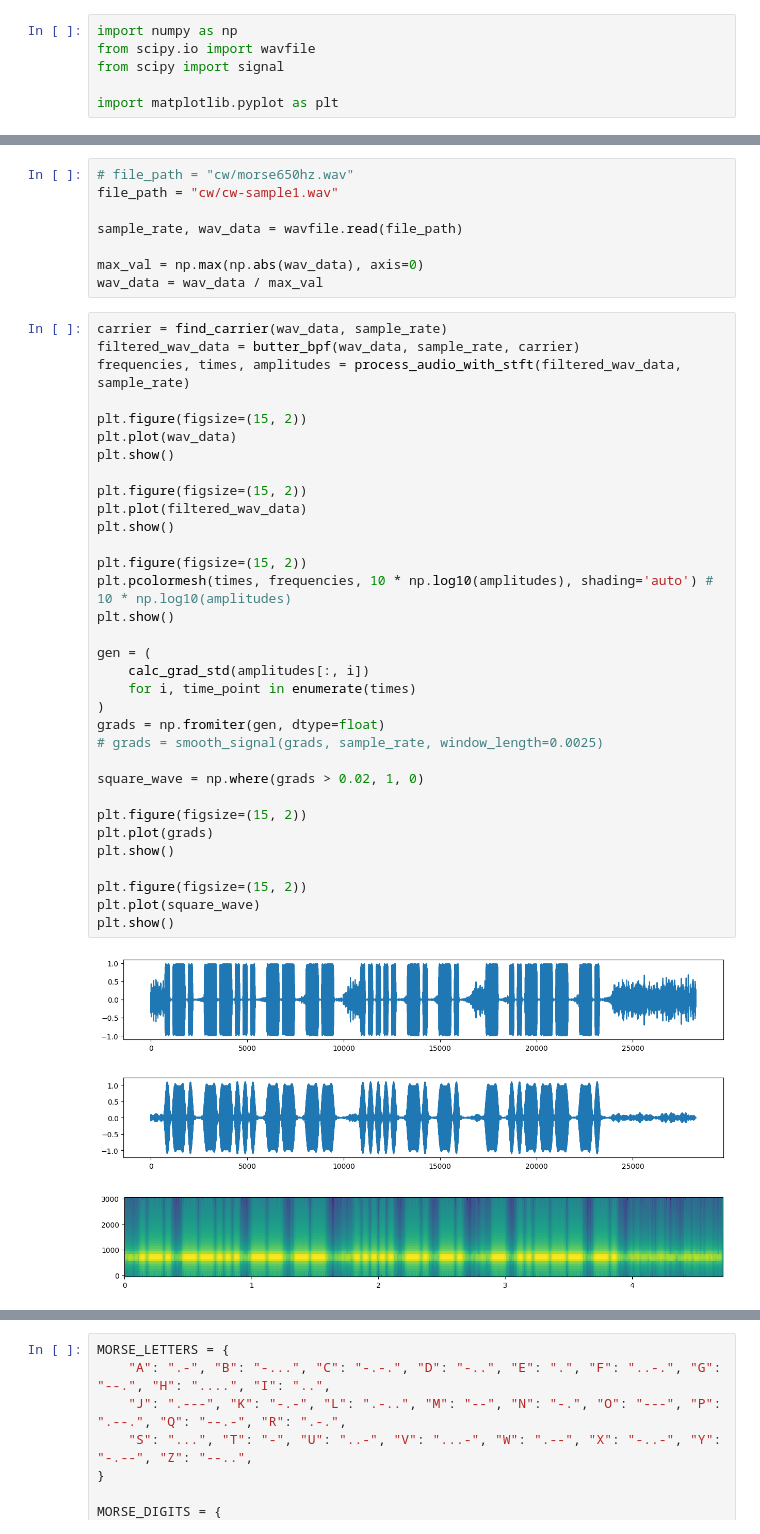
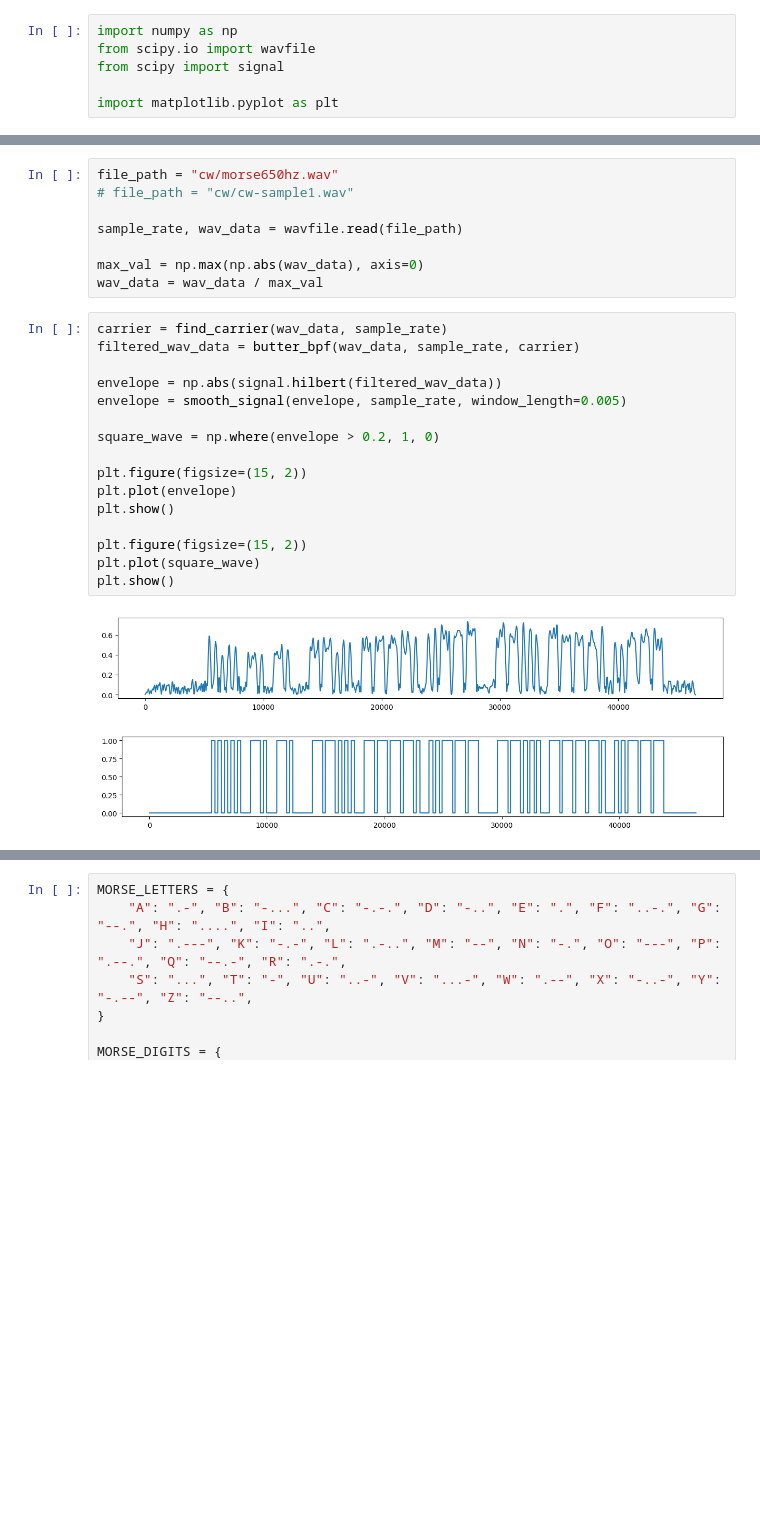
Before and after one commit to bashkirtsevich/cw-encoder, a Jupyter notebook: notebooks/cw-decode.ipynb, the cells around one changed output, grey strips where cells are left out. Cells and saved outputs as stored; diff of their text form; blank space fills up the shorter version.

```diff
--- a/notebooks/cw-decode.ipynb
+++ b/notebooks/cw-decode.ipynb
@@ -49,8 +30,8 @@ def smooth_signal(data, sample_rate, window_length=0.0025):
     smooth = signal.convolve(data, window, mode="same") / sum(window)
     return smooth
 # %%
-# file_path = "cw/morse650hz.wav"
-file_path = "cw/cw-sample1.wav"
+file_path = "cw/morse650hz.wav"
+# file_path = "cw/cw-sample1.wav"
 
 sample_rate, wav_data = wavfile.read(file_path)
 
@@ -59,37 +40,19 @@ wav_data = wav_data / max_val
 # %%
 carrier = find_carrier(wav_data, sample_rate)
 filtered_wav_data = butter_bpf(wav_data, sample_rate, carrier)
-frequencies, times, amplitudes = process_audio_with_stft(filtered_wav_data, sample_rate)
+
+envelope = np.abs(signal.hilbert(filtered_wav_data))
+envelope = smooth_signal(envelope, sample_rate, window_length=0.005)
+
+square_wave = np.where(envelope > 0.2, 1, 0)
 
 plt.figure(figsize=(15, 2))
-plt.plot(wav_data)
-plt.show()
-
-plt.figure(figsize=(15, 2))
-plt.plot(filtered_wav_data)
-plt.show()
-
-plt.figure(figsize=(15, 2))
-plt.pcolormesh(times, frequencies, 10 * np.log10(amplitudes), shading='auto') # 10 * np.log10(amplitudes)
-plt.show()
-
-gen = (
-    calc_grad_std(amplitudes[:, i])
-    for i, time_point in enumerate(times)
-)
-grads = np.fromiter(gen, dtype=float)
-# grads = smooth_signal(grads, sample_rate, window_length=0.0025)
-
-square_wave = np.where(grads > 0.02, 1, 0)
-
-plt.figure(figsize=(15, 2))
-plt.plot(grads)
+plt.plot(envelope)
 plt.show()
 
 plt.figure(figsize=(15, 2))
 plt.plot(square_wave)
 plt.show()
 # %% [output]
-[figure, old version]
+[figure, new version]
-[figure, old version]
+[figure, new version]
-[figure, removed]
```
Also changed, not shown: parts of 4 cells of this notebook.
